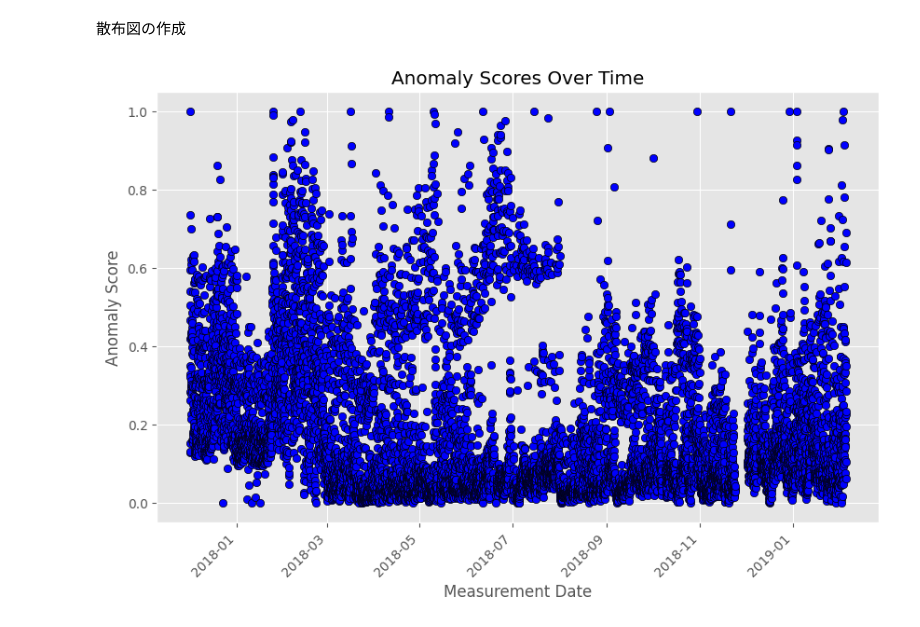
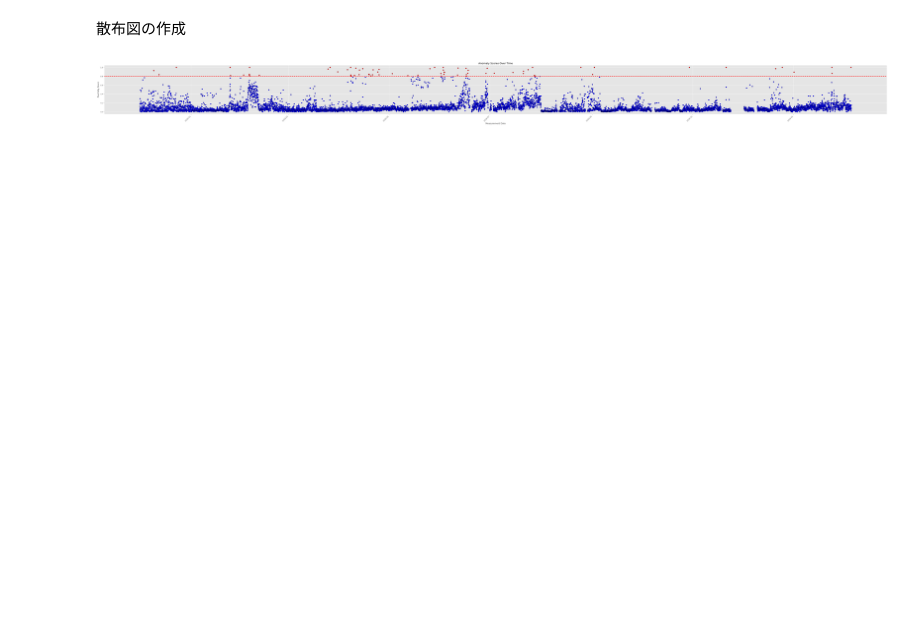
Before and after one commit to keisuke-fbr/research_abnormal, a Jupyter notebook: autoencoder.ipynb, the cells around one changed output. Saved outputs shown, nothing was run; the diff lists cells and outputs as text; code cells hidden in the pictures; blank space fills up the shorter version.

```diff
--- a/autoencoder.ipynb
+++ b/autoencoder.ipynb
@@ -510,7 +510,7 @@ model = keras.Sequential(name="autoencoder")
 input_unit = 11
 
 #中間層の情報
-middle_unit = 5
+middle_unit = 8
 
 #出力層の情報
 output_unit = 11
@@ -616,7 +616,7 @@ for i in range(num):
 
     #モデルの学習
     model.fit(train_data, train_data,
-                epochs=1,
+                epochs=5,
                 shuffle=True,
                 validation_data=(train_data, train_data))
 
@@ -630,6 +630,8 @@ for i in range(num):
 
     #異常値の算出
     abnormal_value = abnomalScores(test_data,result_data)
+
+
 
     #結果の格納
     temp_df = pd.DataFrame({
@@ -650,6 +652,11 @@ for i in range(num):
 
             # 異常値のみを格納するデータフレームに追加
             abnormal_df = pd.concat([abnormal_df, tempab_df], ignore_index=True)
+
+
+
+
+
 
     #日付の更新
     if data_trainestart_month == 12:
@@ -717,18 +722,23 @@ print(abnormal_df)
 # %%
 
 # 散布図の作成
-plt.figure(figsize=(10, 6))
+plt.figure(figsize=(80, 5))
 plt.scatter(results_df["measurement_date"], results_df["anomaly_score"], c='blue', marker='o', edgecolor='k')
+#異常スコアを赤で表示する
+plt.scatter(abnormal_df["measurement_date"], abnormal_df["anomaly_score"], c='red', marker='o', edgecolor='k')
+
+# y=0.8の位置に赤い横線を引く
+plt.axhline(y=0.8, color='red', linestyle='--', linewidth=2)
 
 # グラフのタイトルとラベル
 plt.title('Anomaly Scores Over Time')
 plt.xlabel('Measurement Date')
 plt.ylabel('Anomaly Score')
 
 # x軸の目盛りを自動調整して見やすくする
 plt.xticks(rotation=45, ha='right')
 
 # グラフを表示
 plt.show()
 # %% [output]
-[figure, old version]
+[figure, new version]
```
Also changed, not shown: parts of 4 cells of this notebook.
